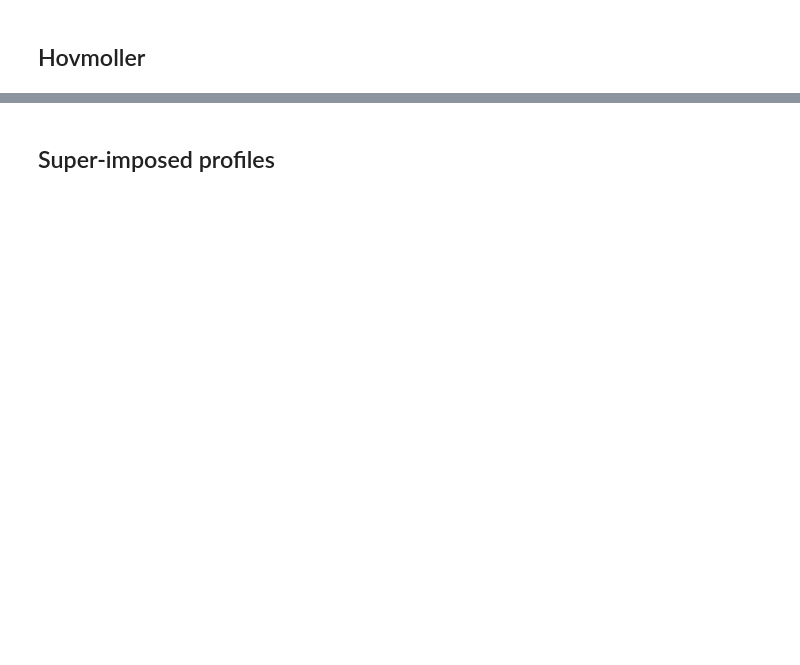
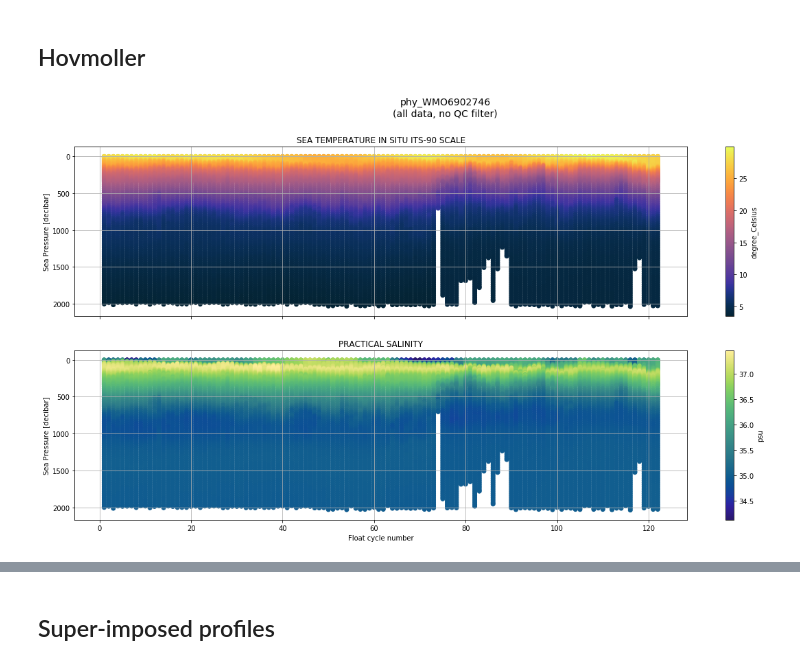
Before and after one commit to euroargodev/erddap_usecases, a Jupyter notebook: examples/Example-Advanced-01.ipynb, the cells around one changed output, grey strips where cells are left out. Drawn from its saved outputs; the diff is of its cells as text; code cells hidden in the pictures; blank space fills up the shorter version.

Commit message:
Update to nbs
also fixed a bug in fetchers when casting variable types (we were loosing data attributes)

```diff
--- a/examples/Example-Advanced-01.ipynb
+++ b/examples/Example-Advanced-01.ipynb
@@ -293,23 +323,27 @@ ax[0].set_title(argo['DATA_MODE'].attrs['convention']);
 # %%
 fig, ax = plt.subplots(nrows=2, ncols=1, figsize=(20,10), sharex=True, sharey=True)
 ax = np.array(ax).flatten()
 
 ix = 0
 sc = ax[ix].scatter(argo['CYCLE_NUMBER'], argo['PRES'], c=argo['TEMP'], cmap=cmocean.cm.thermal)
 plt.colorbar(sc, ax=ax[ix], label=argo['TEMP'].attrs['units'])
 ax[ix].grid()
 ax[ix].invert_yaxis()
 ax[ix].set_ylabel("%s [%s]" % (argo['PRES'].attrs['long_name'], argo['PRES'].attrs['units']))
 ax[ix].set_title(argo['TEMP'].attrs['long_name'])
 
 ix += 1
 sc = ax[ix].scatter(argo['CYCLE_NUMBER'], argo['PRES'], c=argo['PSAL'], cmap=cmocean.cm.haline)
 plt.colorbar(sc, ax=ax[ix], label=argo['PSAL'].attrs['units'])
 ax[ix].grid()
 # ax[ix].invert_yaxis()
 ax[ix].set_xlabel(argo['CYCLE_NUMBER'].attrs['long_name'])
 ax[ix].set_ylabel("%s [%s]" % (argo['PRES'].attrs['long_name'], argo['PRES'].attrs['units']))
 ax[ix].set_title(argo['PSAL'].attrs['long_name']);
+
+fig.suptitle("%s\n(all data, no QC filter)" % argo.attrs['Download_constraints'], fontsize=14);
+# %% [output]
+[figure, added]
 # %%
 fig, ax = plt.subplots(nrows=2, ncols=2, figsize=(20,10), sharex=True, sharey=True)
 ax = np.array(ax).flatten()
```
Also changed, not shown: parts of 12 cells of this notebook, 2 other files.
